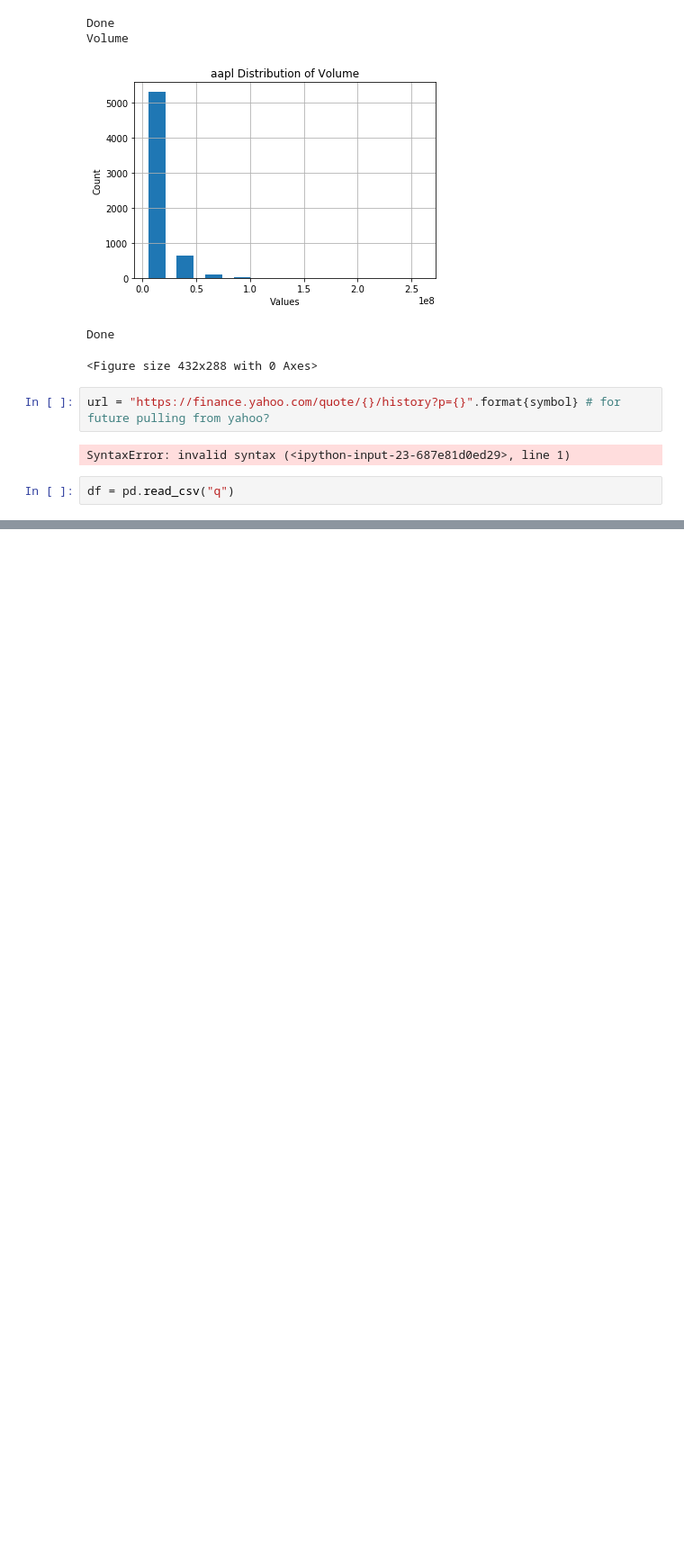
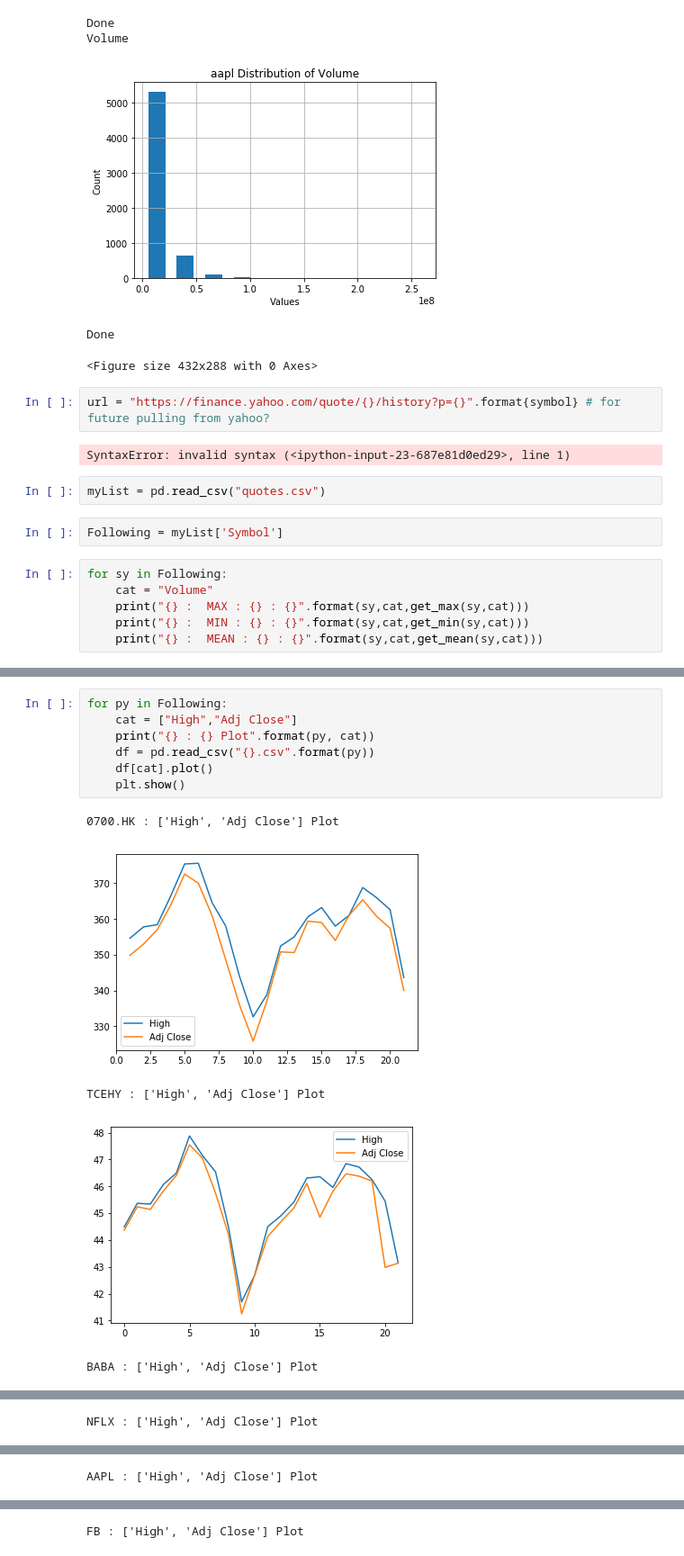
Before and after one commit to Oadegbite/Projects, a Jupyter notebook: UdacityFinacialCourse/TestBox.ipynb, the cells around one changed output, grey strips where cells are left out. Shown: that part at 90% size. Drawn from its saved outputs; the diff is of its cells as text; blank space fills up the shorter version.

Commit message:
Making plots

```diff
--- a/UdacityFinacialCourse/TestBox.ipynb
+++ b/UdacityFinacialCourse/TestBox.ipynb
@@ -99,5 +103,13 @@ Done
 url = "https://finance.yahoo.com/quote/{}/history?p={}".format{symbol} # for future pulling from yahoo?
 # %% [output]
 SyntaxError: invalid syntax (<ipython-input-23-687e81d0ed29>, line 1)
-# %%
-df = pd.read_csv("q")
+# %%
+myList = pd.read_csv("quotes.csv")
+# %%
+Following = myList['Symbol']
+# %%
+for sy in Following:
+    cat = "Volume"
+    print("{} :  MAX : {} : {}".format(sy,cat,get_max(sy,cat)))
+    print("{} :  MIN : {} : {}".format(sy,cat,get_min(sy,cat)))
+    print("{} :  MEAN : {} : {}".format(sy,cat,get_mean(sy,cat)))
@@ -103,0 +134,13 @@ df = pd.read_csv("q")
+# %%
+for py in Following:
+    cat = ["High","Adj Close"]
+    print("{} : {} Plot".format(py, cat))
+    df = pd.read_csv("{}.csv".format(py))
+    df[cat].plot()
+    plt.show()
+# %% [output]
+0700.HK : ['High', 'Adj Close'] Plot
+[figure, added]
+TCEHY : ['High', 'Adj Close'] Plot
+[figure, added]
+BABA : ['High', 'Adj Close'] Plot
@@ -103,0 +148 @@ df = pd.read_csv("q")
+NFLX : ['High', 'Adj Close'] Plot
@@ -103,0 +150 @@ df = pd.read_csv("q")
+AAPL : ['High', 'Adj Close'] Plot
@@ -103,0 +152 @@ df = pd.read_csv("q")
+FB : ['High', 'Adj Close'] Plot
```
Also changed, not shown: parts of 6 cells of this notebook.
